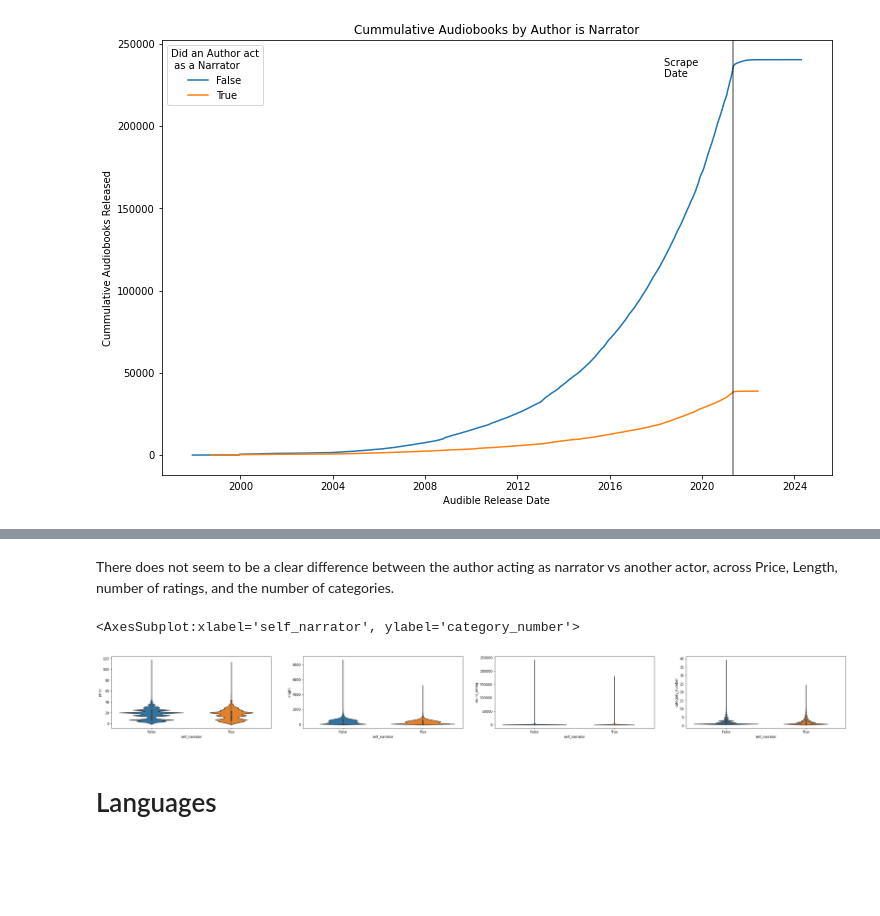
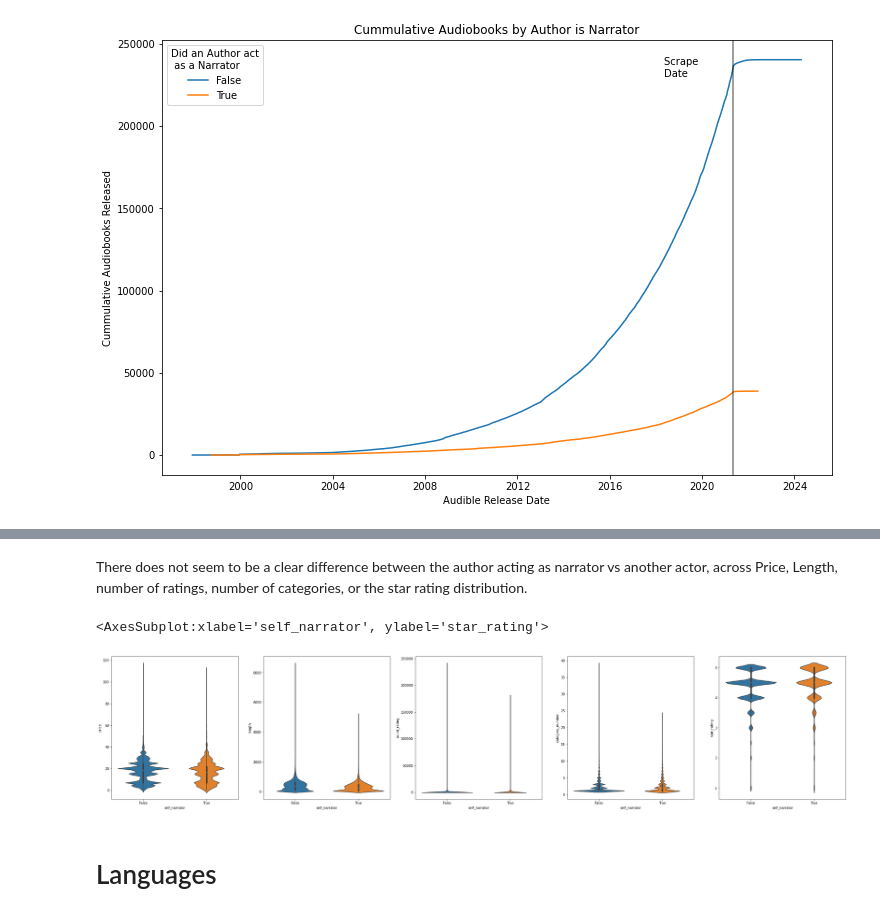
Before and after one commit to jwelch1123/finding_the_tree_in_the_forest, a Jupyter notebook: Data_Analysis.ipynb, the cells around one changed output, grey strips where cells are left out. Saved outputs shown, nothing was run; the diff lists cells and outputs as text; code cells hidden in the pictures; blank space fills up the shorter version.

```diff
--- a/Data_Analysis.ipynb
+++ b/Data_Analysis.ipynb
@@ -648,3 +644,32 @@ plt.rcParams['figure.figsize'] = (8,8)
 plt.savefig("./graphics/self_narr_timeseries.png", bbox_inches = 'tight')
 # %% [output]
 [figure]
+# %%
+titles['pub_datetime'] = pd.to_datetime(titles.release_date, format='%m-%d-%y')
+data = titles[titles.self_narrator == True]
+years = pd.DatetimeIndex(data.pub_datetime).year
+years = years.value_counts().sort_index().drop(labels = [ 2021,2022])
+years = np.cumsum(years)
+
+years
+diff_y = years.diff().drop(labels = [1998])
+years = years.drop(labels = [2020])
+
+
+perc_change = pd.Series([(x/y)*100 for x, y in list(zip(diff_y, years))],index = diff_y.index)
+perc_change = perc_change.drop(labels = [1999])
+
+perc_change
+plt.rcParams['figure.figsize'] = (12,8)
+
+plot = sns.barplot(x=perc_change.index, y =perc_change)
+
+
+yticks = [str(x)+"%" for x in range(0,61,10)]
+plot.set_yticklabels(yticks)
+
+plt.title("Authors and Narrators Growth Rate by Year")
+plot.set_xlabel("Year")
+plot.set_ylabel("Authors as Narrators Growth Rate")
+
+#plt.savefig("./graphics/growth_rate.png", bbox_inches = 'tight')
@@ -651,31 +679,34 @@ plt.savefig("./graphics/self_narr_timeseries.png", bbox_inches = 'tight')
 # %% [markdown]
-There does not seem to be a clear difference between the author acting as narrator vs another actor, across Price, Length, number of ratings, and the number of categories.
+There does not seem to be a clear difference between the author acting as narrator vs another actor, across Price, Length, number of ratings, number of categories, or the star rating distribution.
 # %%
 titles['self_narrator'] = list(map(lambda auth,narr: any([x in auth for x in narr]), titles.author,titles.narrator))
-fig, axs = plt.subplots(ncols=4)
+fig, axs = plt.subplots(ncols=5)
 fig.set_figwidth(40)
 sns.violinplot(x='self_narrator',
                 y='price',
                data = titles,
                 ax= axs[0])
 sns.violinplot(x='self_narrator',
                 y='length',
                data = titles,
                 ax= axs[1],
               )
 sns.violinplot(x='self_narrator',
                 y='count_rating',
                data = titles,
                 ax= axs[2])
 sns.violinplot(x='self_narrator',
                 y='category_number',
                data = titles,
                 ax= axs[3])
+sns.violinplot(x=titles['self_narrator'],
+                y=titles.star_rating.replace("",np.nan).astype(float),
+                ax= axs[4])
 
 #plt.savefig("./graphics/author_narr_comparisons.png", bbox_inches = 'tight')
 # %% [output]
-<AxesSubplot:xlabel='self_narrator', ylabel='category_number'>
+<AxesSubplot:xlabel='self_narrator', ylabel='star_rating'>
-[figure, old version]
+[figure, new version]
 # %% [markdown]
 # Languages <a id='lang'></a>
 # %%
```
Also changed, not shown: parts of 117 cells of this notebook, 13 other files.
